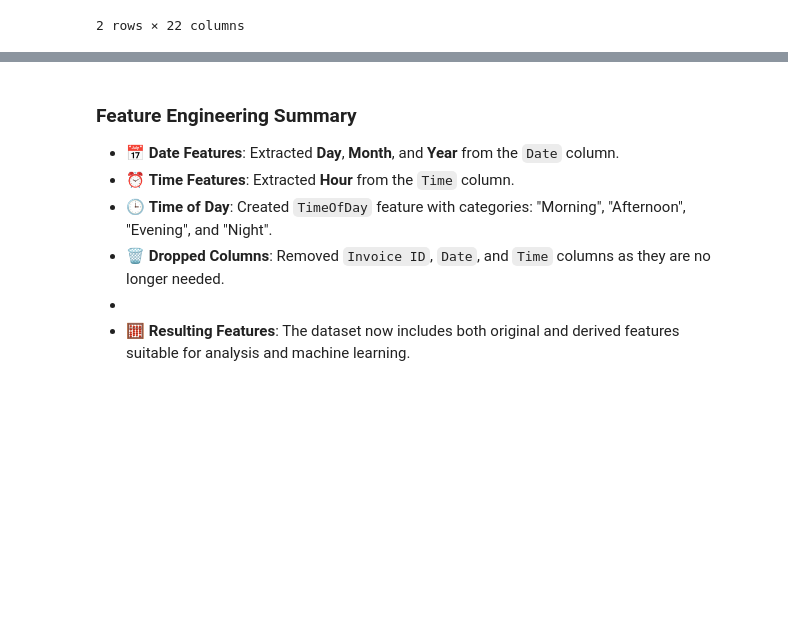
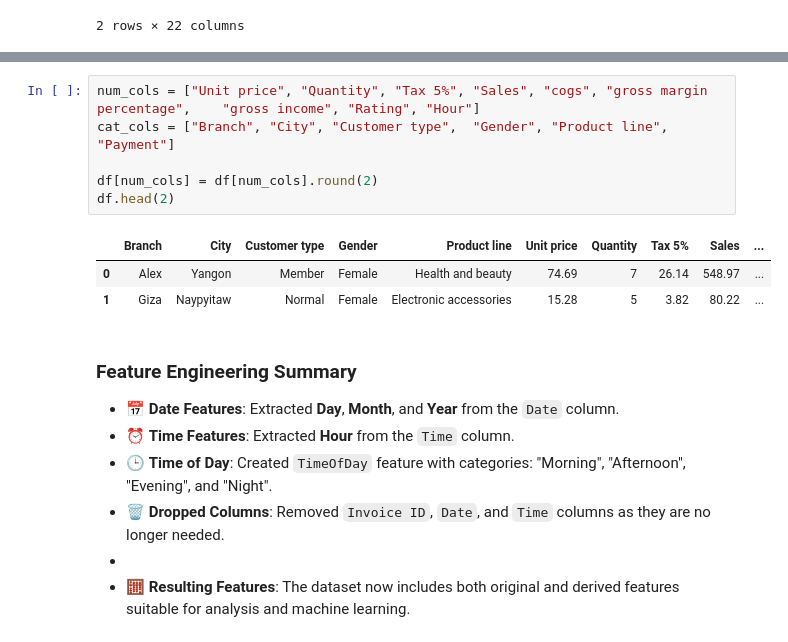
Before and after one commit to munircole/Supermarket-Sales-Analysis-Forecast-, a Jupyter notebook: sales-forecast.ipynb, the cells around one changed output, grey strips where cells are left out. Saved outputs shown, nothing was run; the diff lists cells and outputs as text; blank space fills up the shorter version.

```diff
--- a/sales-forecast.ipynb
+++ b/sales-forecast.ipynb
@@ -292,6 +292,16 @@ Data columns (total 19 columns):
  18  TimeOfDay                1000 non-null   object
 dtypes: float64(7), int32(2), int64(1), object(9)
 memory usage: 140.8+ KB
+# %%
+num_cols = ["Unit price", "Quantity", "Tax 5%", "Sales", "cogs", "gross margin percentage",	"gross income",	"Rating", "Hour"]
+cat_cols = ["Branch", "City", "Customer type",	"Gender", "Product line", "Payment"]
+
+df[num_cols] = df[num_cols].round(2)
+df.head(2)
+# %% [output]
+|  | Branch | City | Customer type | Gender | Product line | Unit price | Quantity | Tax 5% | Sales | ... |
+| 0 | Alex | Yangon | Member | Female | Health and beauty | 74.69 | 7 | 26.14 | 548.97 | ... |
+| 1 | Giza | Naypyitaw | Normal | Female | Electronic accessories | 15.28 | 5 | 3.82 | 80.22 | ... |
 # %% [markdown]
 ### Feature Engineering Summary
 
```
Also changed, not shown: parts of 5 cells of this notebook.
